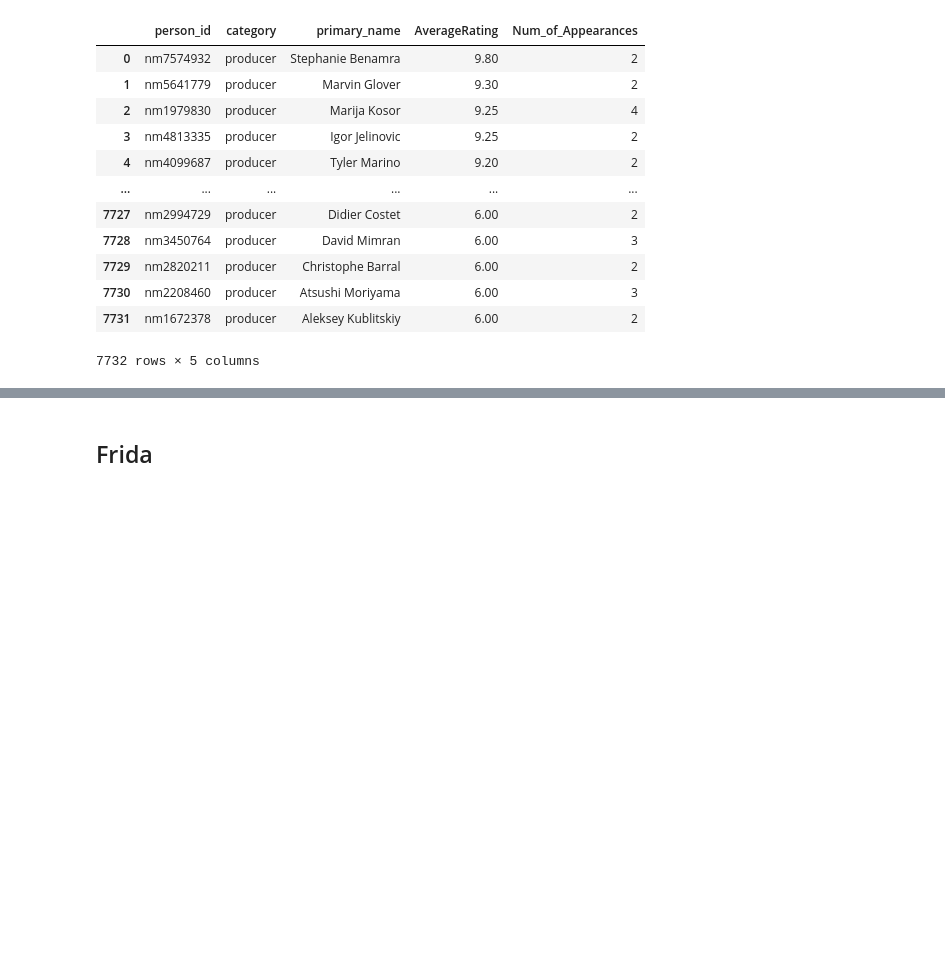
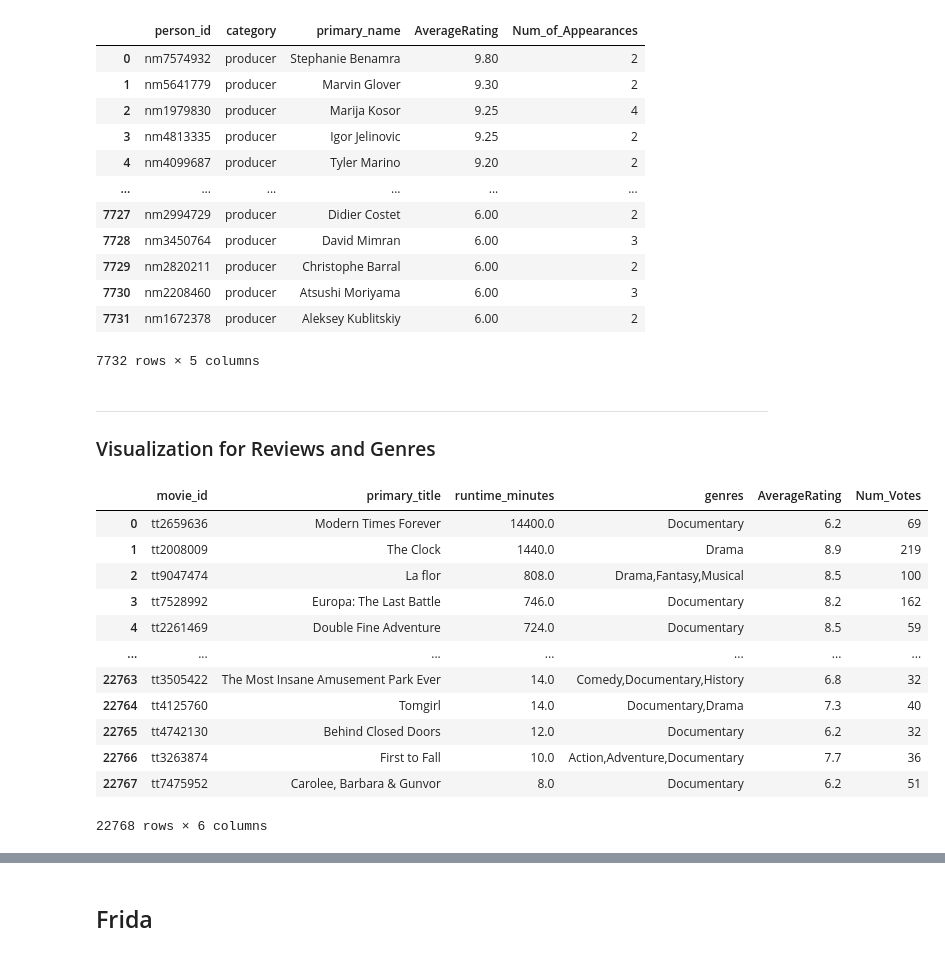
Before and after one commit to mfFrida/Capstone-Project-Semester-1, a Jupyter notebook: student.ipynb, the cells around one changed output, grey strips where cells are left out. Drawn from its saved outputs; the diff is of its cells as text; code cells hidden in the pictures; blank space fills up the shorter version.

```diff
--- a/student.ipynb
+++ b/student.ipynb
@@ -528,3 +588,44 @@ pd.read_sql(q, conn)
 | 7730 | nm2208460 | producer | Atsushi Moriyama | 6.00 | 3 |
 | 7731 | nm1672378 | producer | Aleksey Kublitskiy | 6.00 | 2 |
 7732 rows × 5 columns
+# %% [markdown]
+________________________
+### Visualization for Reviews and Genres
+# %%
+# reading SQL query for movie reviews into dataframe - run 1
+q = """
+SELECT
+    mb.movie_id
+    ,mb.primary_title
+    ,mb.runtime_minutes
+    ,mb.genres
+    ,mr.averagerating AS AverageRating
+    ,mr.numvotes AS Num_Votes
+FROM
+    movie_basics AS mb
+    JOIN movie_ratings AS mr
+        USING(movie_id)
+WHERE
+    CAST(AverageRating AS float) > 6
+    AND CAST(Num_Votes AS int) > 30
+    AND mb.runtime_minutes IS NOT NULL
+    AND mb.genres IS NOT NULL
+ORDER BY
+    mb.runtime_minutes DESC
+;"""
+df_mr1 = pd.read_sql(q, conn)
+df_mr1
+# %% [output]
+|  | movie_id | primary_title | runtime_minutes | genres | AverageRating | Num_Votes |
+| 0 | tt2659636 | Modern Times Forever | 14400.0 | Documentary | 6.2 | 69 |
+| 1 | tt2008009 | The Clock | 1440.0 | Drama | 8.9 | 219 |
+| 2 | tt9047474 | La flor | 808.0 | Drama,Fantasy,Musical | 8.5 | 100 |
+| 3 | tt7528992 | Europa: The Last Battle | 746.0 | Documentary | 8.2 | 162 |
+| 4 | tt2261469 | Double Fine Adventure | 724.0 | Documentary | 8.5 | 59 |
+| ... | ... | ... | ... | ... | ... | ... |
+| 22763 | tt3505422 | The Most Insane Amusement Park Ever | 14.0 | Comedy,Documentary,History | 6.8 | 32 |
+| 22764 | tt4125760 | Tomgirl | 14.0 | Documentary,Drama | 7.3 | 40 |
+| 22765 | tt4742130 | Behind Closed Doors | 12.0 | Documentary | 6.2 | 32 |
+| 22766 | tt3263874 | First to Fall | 10.0 | Action,Adventure,Documentary | 7.7 | 36 |
+| 22767 | tt7475952 | Carolee, Barbara & Gunvor | 8.0 | Documentary | 6.2 | 51 |
+22768 rows × 6 columns
```
Also changed, not shown: parts of 18 cells of this notebook.
